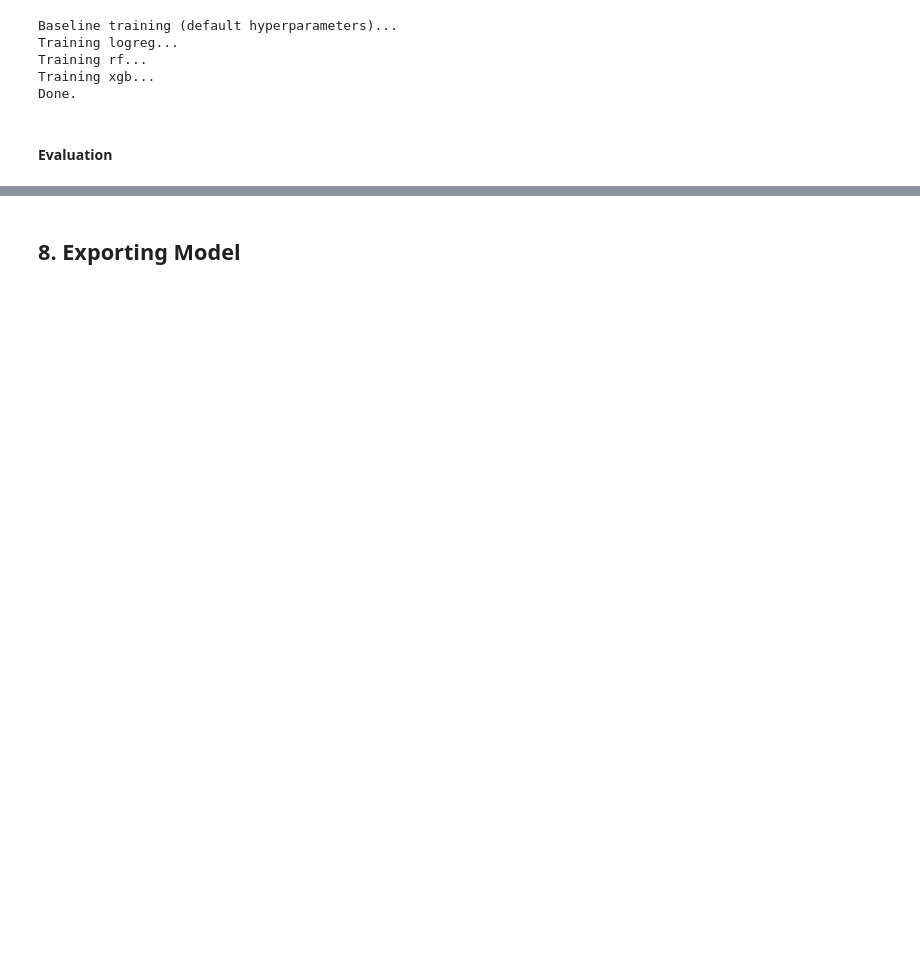
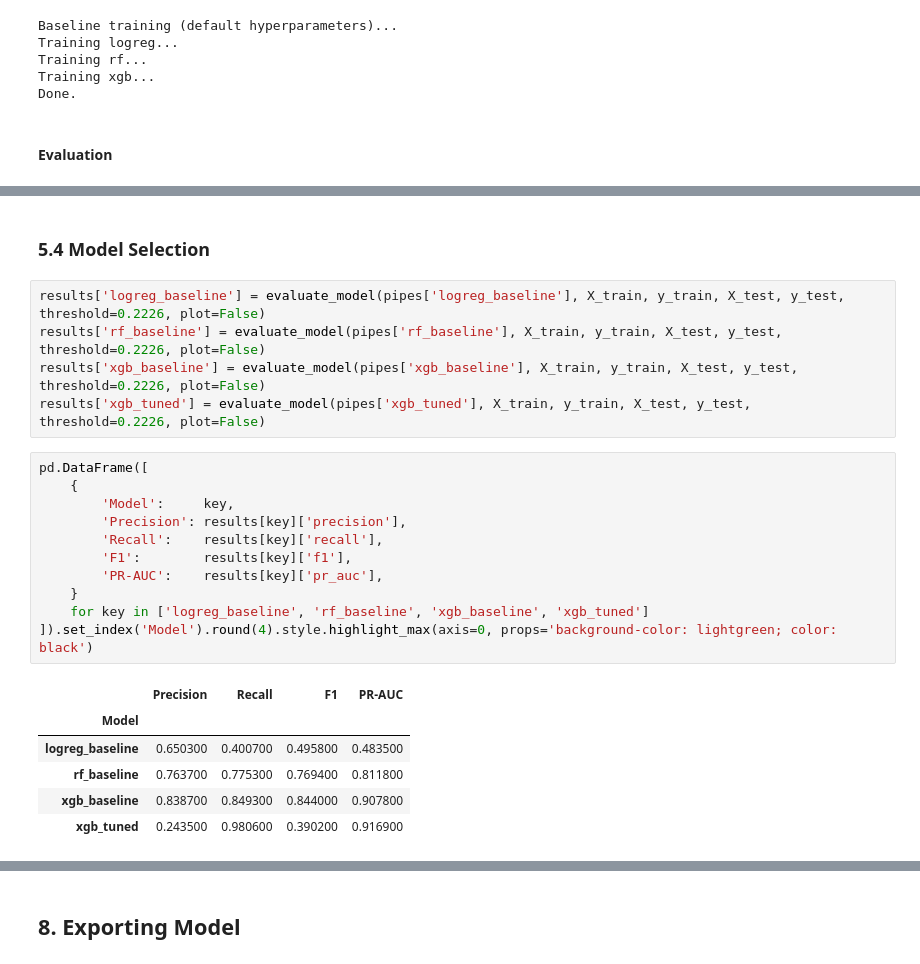
Before and after one commit to renteria-luis/fraud-detection-v1, a Jupyter notebook: notebooks/02_baseline_models.ipynb, the cells around one changed output, grey strips where cells are left out. Drawn from its saved outputs; the diff is of its cells as text; blank space fills up the shorter version.

```diff
--- a/notebooks/02_baseline_models.ipynb
+++ b/notebooks/02_baseline_models.ipynb
@@ -356,3 +341,28 @@ weighted avg       1.00      1.00      1.00     56962
+# %% [markdown]
+### 5.4 Model Selection
+# %%
+results['logreg_baseline'] = evaluate_model(pipes['logreg_baseline'], X_train, y_train, X_test, y_test, threshold=0.2226, plot=False)
+results['rf_baseline'] = evaluate_model(pipes['rf_baseline'], X_train, y_train, X_test, y_test, threshold=0.2226, plot=False)
+results['xgb_baseline'] = evaluate_model(pipes['xgb_baseline'], X_train, y_train, X_test, y_test, threshold=0.2226, plot=False)
+results['xgb_tuned'] = evaluate_model(pipes['xgb_tuned'], X_train, y_train, X_test, y_test, threshold=0.2226, plot=False)
+# %%
+pd.DataFrame([
+    {
+        'Model':     key,
+        'Precision': results[key]['precision'],
+        'Recall':    results[key]['recall'],
+        'F1':        results[key]['f1'],
+        'PR-AUC':    results[key]['pr_auc'],
+    }
+    for key in ['logreg_baseline', 'rf_baseline', 'xgb_baseline', 'xgb_tuned']
+]).set_index('Model').round(4).style.highlight_max(axis=0, props='background-color: lightgreen; color: black')
+# %% [output]
+|  | Precision | Recall | F1 | PR-AUC |
+| Model |  |  |  |  |
+| logreg_baseline | 0.650300 | 0.400700 | 0.495800 | 0.483500 |
+| rf_baseline | 0.763700 | 0.775300 | 0.769400 | 0.811800 |
+| xgb_baseline | 0.838700 | 0.849300 | 0.844000 | 0.907800 |
+| xgb_tuned | 0.243500 | 0.980600 | 0.390200 | 0.916900 |
 # %% [markdown]
 ## 6. Conclusions (V1)
 
```
Also changed, not shown: parts of 25 cells of this notebook, 5 other files.
